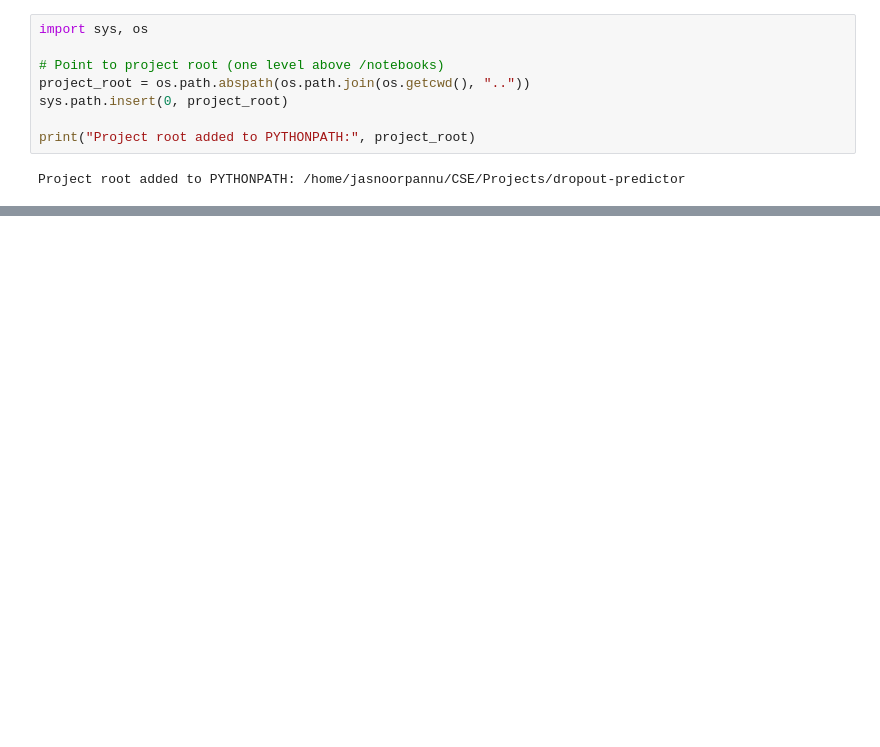
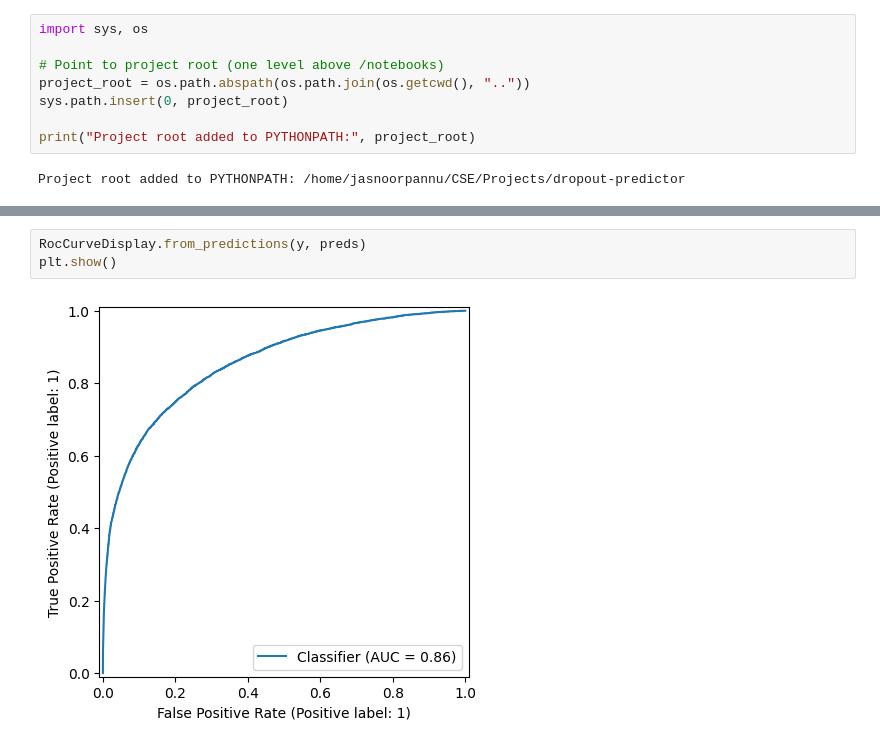
Before and after one commit to jasnoorpannu/aarohan, a Jupyter notebook: notebooks/03_Evaluation.ipynb, the cells around one changed output, grey strips where cells are left out. Drawn from its saved outputs; the diff is of its cells as text; blank space fills up the shorter version.

```diff
--- a/notebooks/03_Evaluation.ipynb
+++ b/notebooks/03_Evaluation.ipynb
@@ -191,0 +79,5 @@ Early stopping, best iteration is:
+# %%
+RocCurveDisplay.from_predictions(y, preds)
+plt.show()
+# %% [output]
+[figure, added]
```
Also changed, not shown: parts of 18 cells of this notebook.
